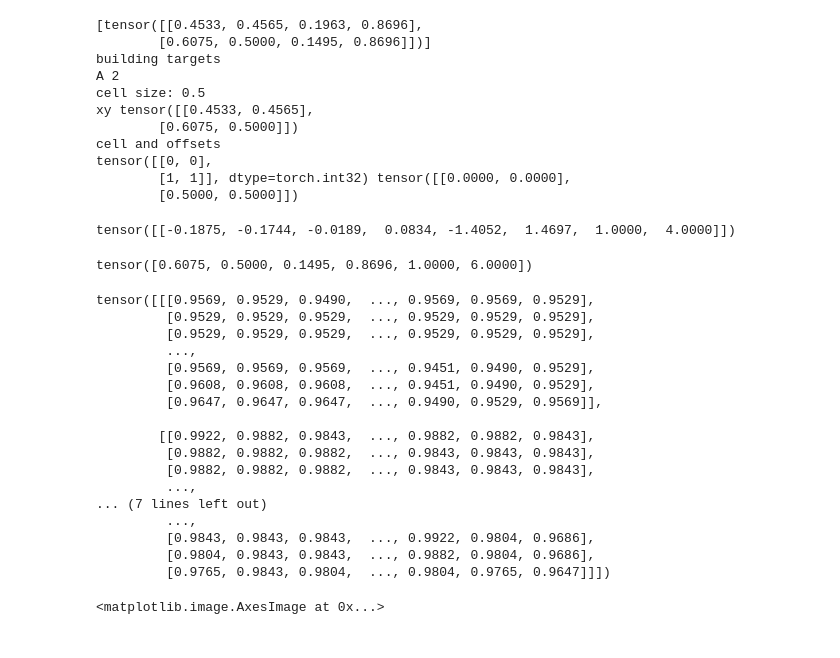
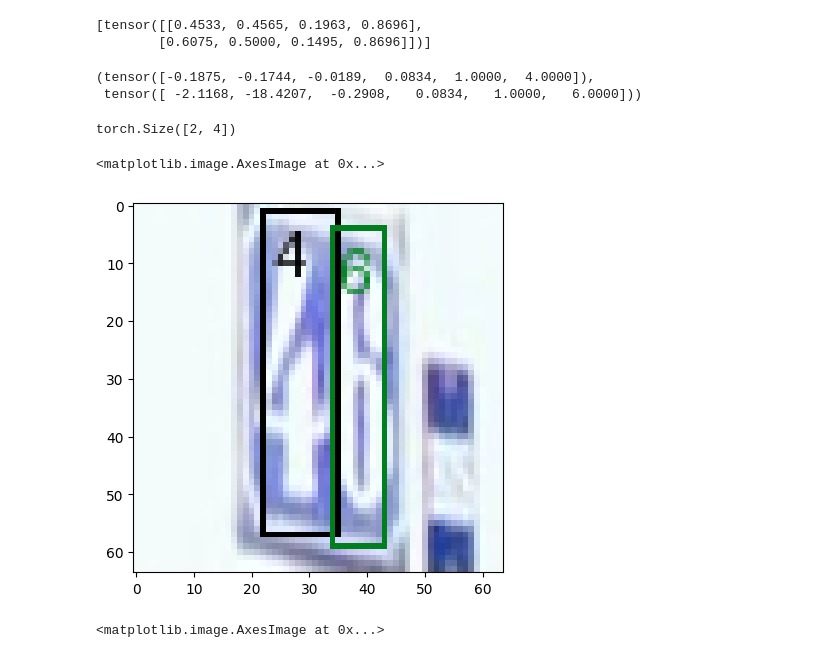
Before and after one commit to ericoericochen/mini-yolov3, a Jupyter notebook: index.ipynb, the cells around one changed output. Drawn from its saved outputs; the diff is of its cells as text; code cells hidden in the pictures.

```diff
--- a/index.ipynb
+++ b/index.ipynb
@@ -19,7 +16,7 @@ dataset = SVNHDataset(split="train", image_size=64, normalize=True, type="tensor
 # %%
 dataloader = DataLoader(dataset, batch_size=1, shuffle=False, collate_fn=collate_fn)
 # %%
-anchors = torch.Tensor([[0.2, 0.8], [0.8, 0.2]])
+anchors = torch.Tensor([[0.2, 0.8]])
 # %%
 for x in dataloader:
     bbox = x["bbox"]
@@ -33,45 +30,20 @@ for x in dataloader:
 # %% [output]
 [tensor([[0.4533, 0.4565, 0.1963, 0.8696],
         [0.6075, 0.5000, 0.1495, 0.8696]])]
-building targets
-A 2
-cell size: 0.5
-xy tensor([[0.4533, 0.4565],
-        [0.6075, 0.5000]])
-cell and offsets
-tensor([[0, 0],
-        [1, 1]], dtype=torch.int32) tensor([[0.0000, 0.0000],
-        [0.5000, 0.5000]])
 # %%
-target[:, :, 0, 0]
+target[0, :, 0, 0], target[0, :, 1, 1]
 # %% [output]
-tensor([[-0.1875, -0.1744, -0.0189,  0.0834, -1.4052,  1.4697,  1.0000,  4.0000]])
+(tensor([-0.1875, -0.1744, -0.0189,  0.0834,  1.0000,  4.0000]),
+ tensor([ -2.1168, -18.4207,  -0.2908,   0.0834,   1.0000,   6.0000]))
-# %%
-target[0][:, 1, 1]
-# %% [output]
-tensor([0.6075, 0.5000, 0.1495, 0.8696, 1.0000, 6.0000])
 # %%
 item = dataset[0]
 image = item["image"]
-image
-# %% [output]
-tensor([[[0.9569, 0.9529, 0.9490,  ..., 0.9569, 0.9569, 0.9529],
-         [0.9529, 0.9529, 0.9529,  ..., 0.9529, 0.9529, 0.9529],
-         [0.9529, 0.9529, 0.9529,  ..., 0.9529, 0.9529, 0.9529],
-         ...,
-         [0.9569, 0.9569, 0.9569,  ..., 0.9451, 0.9490, 0.9529],
-         [0.9608, 0.9608, 0.9608,  ..., 0.9451, 0.9490, 0.9529],
-         [0.9647, 0.9647, 0.9647,  ..., 0.9490, 0.9529, 0.9569]],
-
-        [[0.9922, 0.9882, 0.9843,  ..., 0.9882, 0.9882, 0.9843],
-         [0.9882, 0.9882, 0.9882,  ..., 0.9843, 0.9843, 0.9843],
-         [0.9882, 0.9882, 0.9882,  ..., 0.9843, 0.9843, 0.9843],
-         ...,
-... (7 lines left out)
-         ...,
-         [0.9843, 0.9843, 0.9843,  ..., 0.9922, 0.9804, 0.9686],
-         [0.9804, 0.9843, 0.9843,  ..., 0.9882, 0.9804, 0.9686],
-         [0.9765, 0.9843, 0.9804,  ..., 0.9804, 0.9765, 0.9647]]])
+# %%
+plt.imshow(draw_bounding_boxes(image, bbox[0], labels[0], bbox_format=dataset.bbox_format))
+# %% [output]
+torch.Size([2, 4])
+<matplotlib.image.AxesImage at 0x...>
+[figure, added]
 # %%
 plt.imshow(image.permute(1, 2, 0))
 # %% [output]
```
Also changed, not shown: parts of 11 cells of this notebook, 2 other files.
